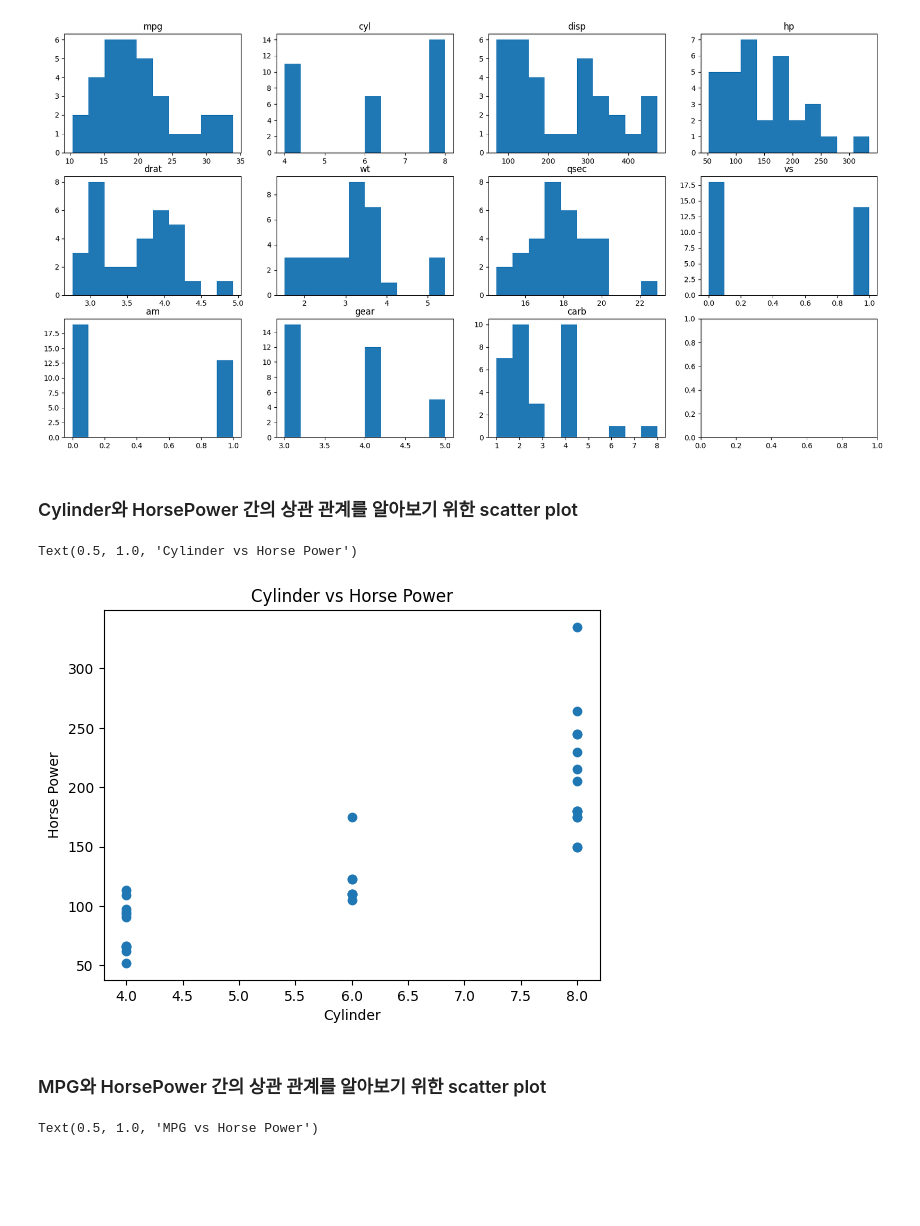
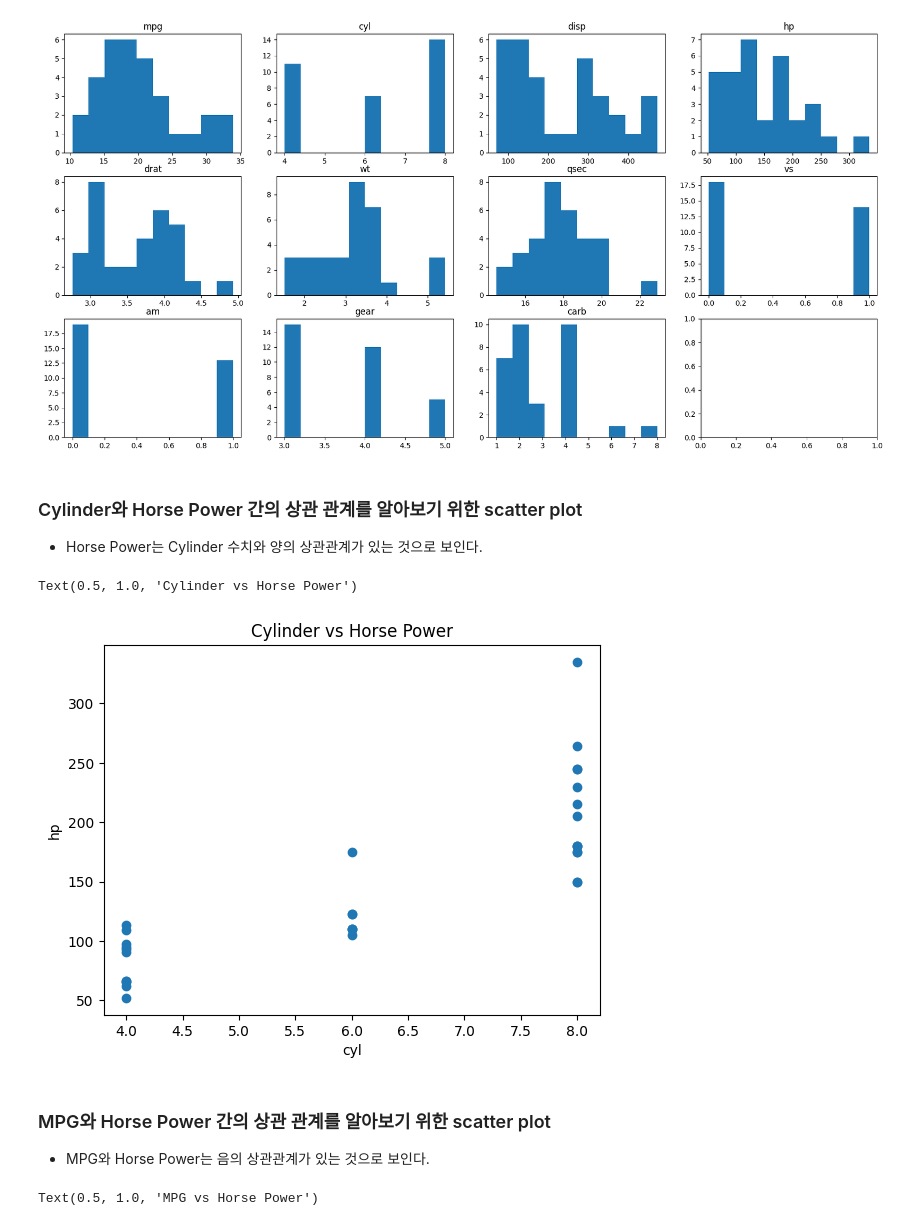
Before and after one commit to SanyaPark/Softeer-Bootcamp, a Jupyter notebook: missions/W1/M1.ipynb, the cells around one changed output. Saved outputs shown, nothing was run; the diff lists cells and outputs as text; code cells hidden in the pictures; blank space fills up the shorter version.

```diff
--- a/missions/W1/M1.ipynb
+++ b/missions/W1/M1.ipynb
@@ -175,17 +173,19 @@ plt.show()
 # %% [output]
 [figure]
 # %% [markdown]
-### Cylinder와 HorsePower 간의 상관 관계를 알아보기 위한 scatter plot
+### Cylinder와 Horse Power 간의 상관 관계를 알아보기 위한 scatter plot
+- Horse Power는 Cylinder 수치와 양의 상관관계가 있는 것으로 보인다.
 # %%
 plt.scatter(mtcars['cyl'], mtcars['hp'])
-plt.xlabel('Cylinder')
-plt.ylabel('Horse Power')
+plt.xlabel('cyl')
+plt.ylabel('hp')
 plt.title('Cylinder vs Horse Power')
 # %% [output]
 Text(0.5, 1.0, 'Cylinder vs Horse Power')
-[figure, old version]
+[figure, new version]
 # %% [markdown]
-### MPG와 HorsePower 간의 상관 관계를 알아보기 위한 scatter plot
+### MPG와 Horse Power 간의 상관 관계를 알아보기 위한 scatter plot
+- MPG와 Horse Power는 음의 상관관계가 있는 것으로 보인다.
 # %%
 plt.scatter(mtcars['mpg'], mtcars['hp'])
 plt.xlabel('MPG')
```
Also changed, not shown: parts of 15 cells of this notebook.
